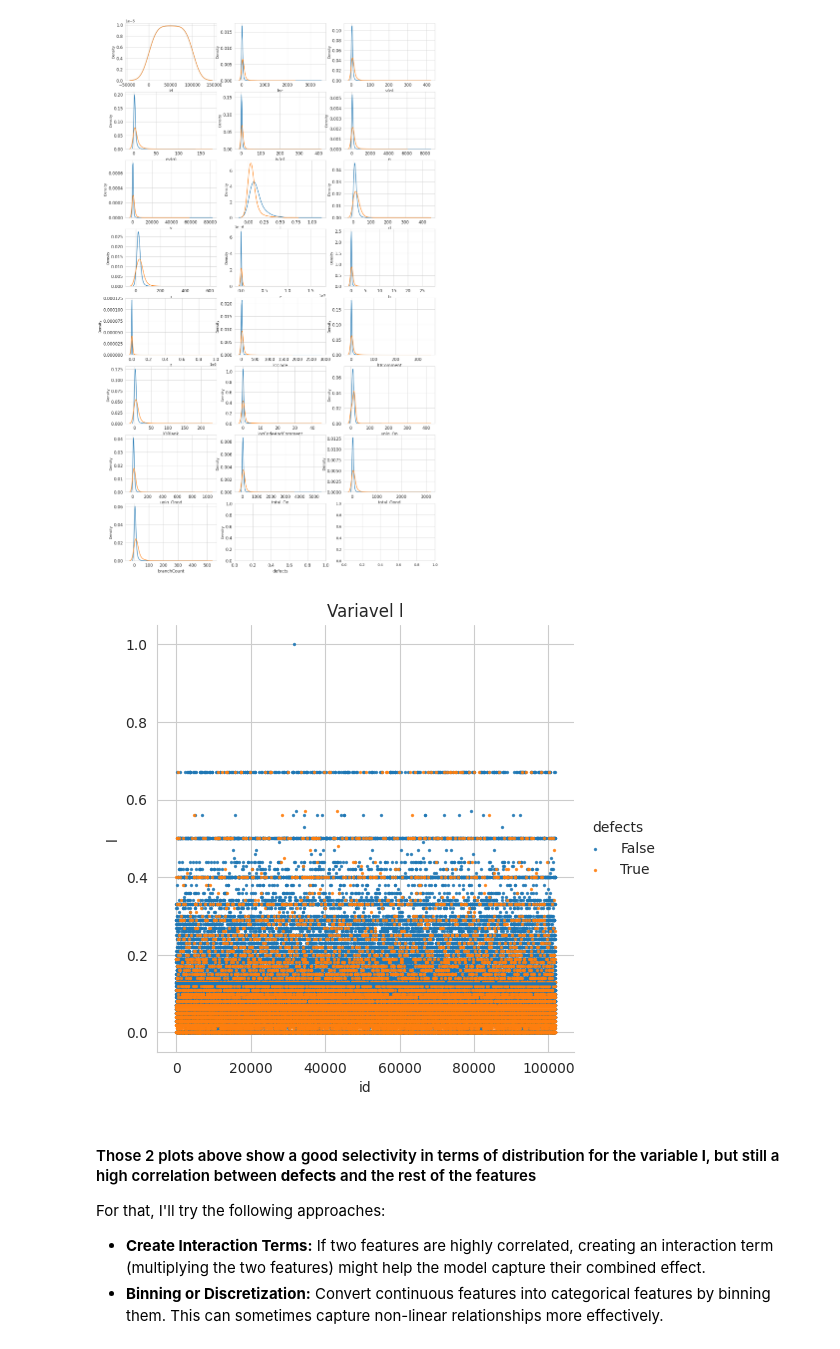
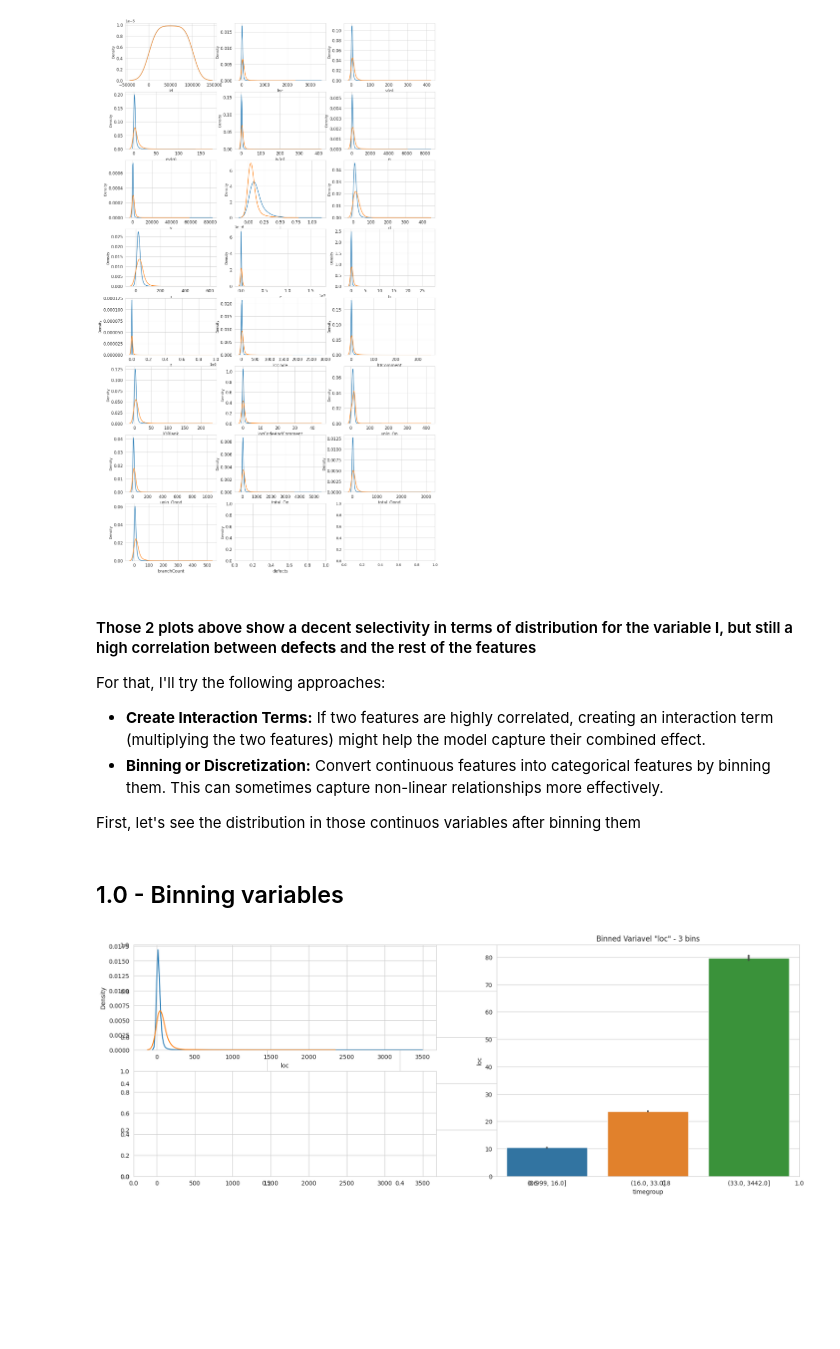
Before and after one commit to igordantasgf/Kaggle-Activities, a Jupyter notebook: Competitions/Binary Classification with a Software Defects Dataset/playground-notebook.ipynb, the cells around one changed output. Drawn from its saved outputs; the diff is of its cells as text; code cells hidden in the pictures; blank space fills up the shorter version.

```diff
--- a/Competitions/Binary Classification with a Software Defects Dataset/playground-notebook.ipynb
+++ b/Competitions/Binary Classification with a Software Defects Dataset/playground-notebook.ipynb
@@ -96,14 +136,38 @@ plt.show();
 # %% [output]
 <Figure size 640x480 with 0 Axes>
 [figure]
-# %%
-ax = sns.lmplot(x='id', y='l',data=train, hue='defects', fit_reg=True,scatter_kws={'s':2}).set(title='Variavel l')
-# %% [output]
-[figure, removed]
 # %% [markdown]
-#### Those 2 plots above show a good selectivity in terms of distribution for the variable **l**, but still a high correlation between **defects** and the rest of the features
+#### Those 2 plots above show a decent selectivity in terms of distribution for the variable **l**, but still a high correlation between **defects** and the rest of the features
 
 For that, I'll try the following approaches:
 
 - **Create Interaction Terms:** If two features are highly correlated, creating an interaction term (multiplying the two features) might help the model capture their combined effect.
 - **Binning or Discretization:** Convert continuous features into categorical features by binning them. This can sometimes capture non-linear relationships more effectively.
+
+First, let's see the distribution in those continuos variables after binning them
+# %% [markdown]
+## 1.0 - Binning variables
+# %%
+data_backup = train
+bins = 3
+data_backup['timegroup'] = pd.qcut(data_backup['loc'], bins)
+
+fig, ax = plt.subplots(figsize=(20,7))
+ax11 = fig.add_subplot(221)  # add subplot into first position in a 2x2 grid (upper left)
+ax12 = fig.add_subplot(223, sharex=ax11)  # add to third position in 2x2 grid (lower left) and sharex with ax11
+ax13 = fig.add_subplot(122)
+#sns.scatterplot(ax = ax11, x='id', y='loc', hue='defects', data=data_backup, edgecolor=None, s=3).set(title='Original Variavel "loc"')
+#sns.scatterplot(ax = ax12, x='id', y='loc', hue='timegroup', data=data_backup, edgecolor=None, s=3).set(title='Binned Variavel "loc"')
+t0 = train.loc[train['defects'] == False]
+t1 = train.loc[train['defects'] == True]
+
+sns.kdeplot(t0['loc'], bw=0.5, label = 'Class = False', ax=ax11)
+sns.kdeplot(t1['loc'], bw=0.5,label="Class = True", ax = ax11)
+
+sns.barplot(ax = ax13, x='timegroup', y='loc', data=data_backup).set(title=f'Binned Variavel "loc" - {bins} bins')
+
+## Falta separar a variável loc em bins e checar nova correlação
+clear_output()
+plt.show()
+# %% [output]
+[figure, added]
```
Also changed, not shown: parts of 10 cells of this notebook.
